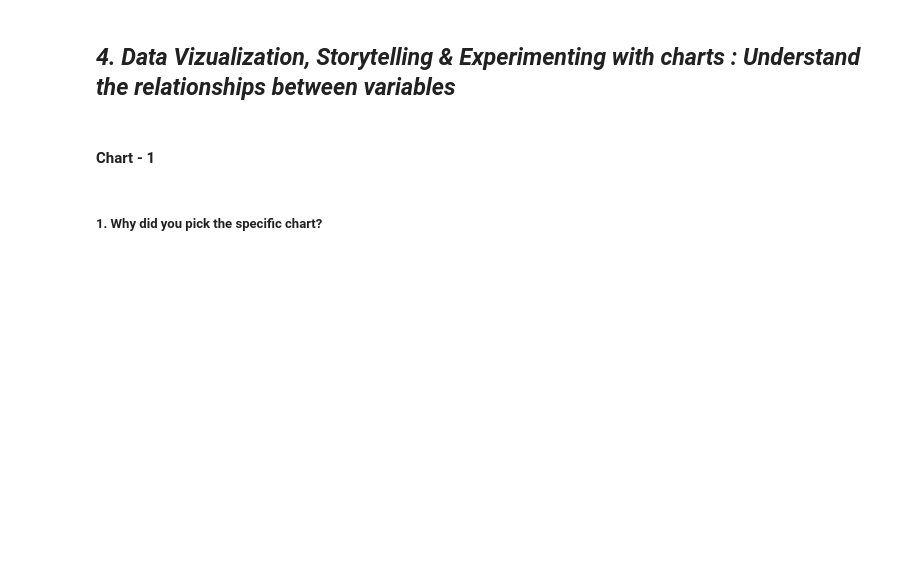
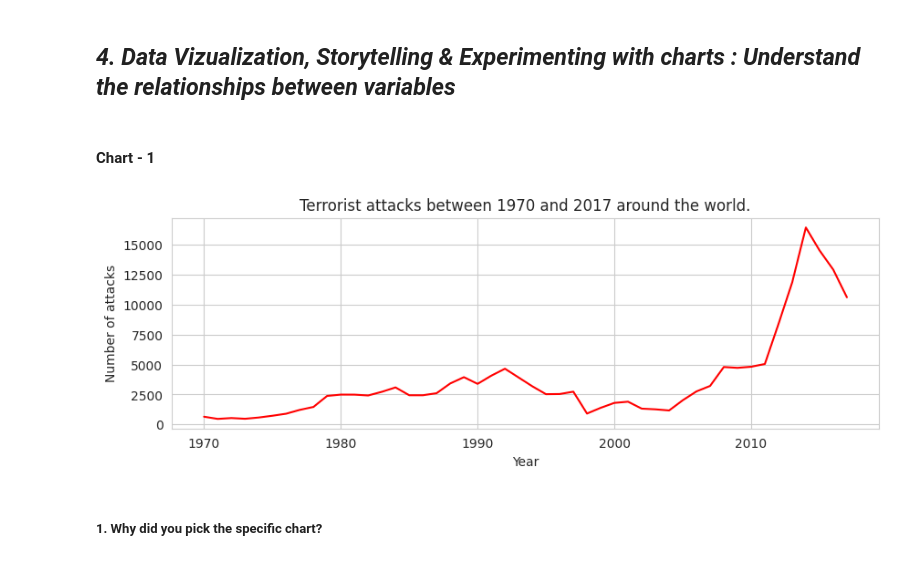
Before and after one commit to vishalrana00007/Global-Terrorism-Database-Capstone-Project, a Jupyter notebook: Global_terrorism_analysis(Capstone_project)Module_2.ipynb, the cells around one changed output. Saved outputs shown, nothing was run; the diff lists cells and outputs as text; code cells hidden in the pictures; blank space fills up the shorter version.

```diff
--- a/Global_terrorism_analysis(Capstone_project)Module_2.ipynb
+++ b/Global_terrorism_analysis(Capstone_project)Module_2.ipynb
@@ -162,0 +256,20 @@ Answer Here
+# %%
+# Write your code to make your dataset analysis ready.
+tr_df.rename(columns = {'iyear':'Year'}, inplace = True)
+tr_df.rename(columns ={'imonth':'Month'},inplace = True)
+tr_df.rename(columns = {'iday':'Day'}, inplace = True)
+tr_df.rename(columns = {'country_txt':'Country'}, inplace = True)
+tr_df.rename(columns = {'provstate':'state'}, inplace = True)
+tr_df.rename(columns = {'region_txt':'Region'}, inplace = True)
+tr_df.rename(columns = {'attacktype1_txt':'AttackType'}, inplace = True)
+tr_df.rename(columns = {'target1':'Target'}, inplace = True)
+tr_df.rename(columns = {'nkill':'Killed'}, inplace = True)
+tr_df.rename(columns = {'nwound':'Wounded'}, inplace = True)
+tr_df.rename(columns = {'summary':'Summary'}, inplace = True)
+tr_df.rename(columns = {'gname':'Group'}, inplace = True)
+tr_df.rename(columns = {'targtype1_txt':'Target_type'}, inplace = True)
+tr_df.rename(columns = {'weaptype1_txt':'Weapon_type'}, inplace = True)
+tr_df.rename(columns = {'motive':'Motive'}, inplace = True)
+# %%
+tr_df = tr_df[['Year','Month','Day','Country','state','Region','city','latitude','longitude','AttackType','Killed',
+               'Wounded','Target','Summary','Group','Target_type','Weapon_type','Motive']]
@@ -162,0 +296,2 @@ Answer Here
+# %%
+tr_df = tr_df.drop_duplicates()
@@ -173,3 +348,20 @@ Answer Here.
+# %%
+# Chart - 1 visualization code
+import matplotlib.pyplot as plt
+import seaborn as sns
+
+terrorist_attacks_by_years = tr_df['Year'].value_counts()
+
+# Plot the counts
+plt.figure(figsize=(10, 3))   # Increase the size as appropriate
+sns.set_style("whitegrid")
+sns.lineplot(x=terrorist_attacks_by_years.index, y=terrorist_attacks_by_years.values, color = 'red')
+plt.title('Terrorist attacks between 1970 and 2017 around the world.')
+plt.ylabel('Number of attacks')
+plt.xlabel('Year')
+plt.show()
+# %% [output]
+[figure, added]
 # %% [markdown]
 ##### 1. Why did you pick the specific chart?
 # %% [markdown]
```
Also changed, not shown: parts of 24 cells of this notebook.
